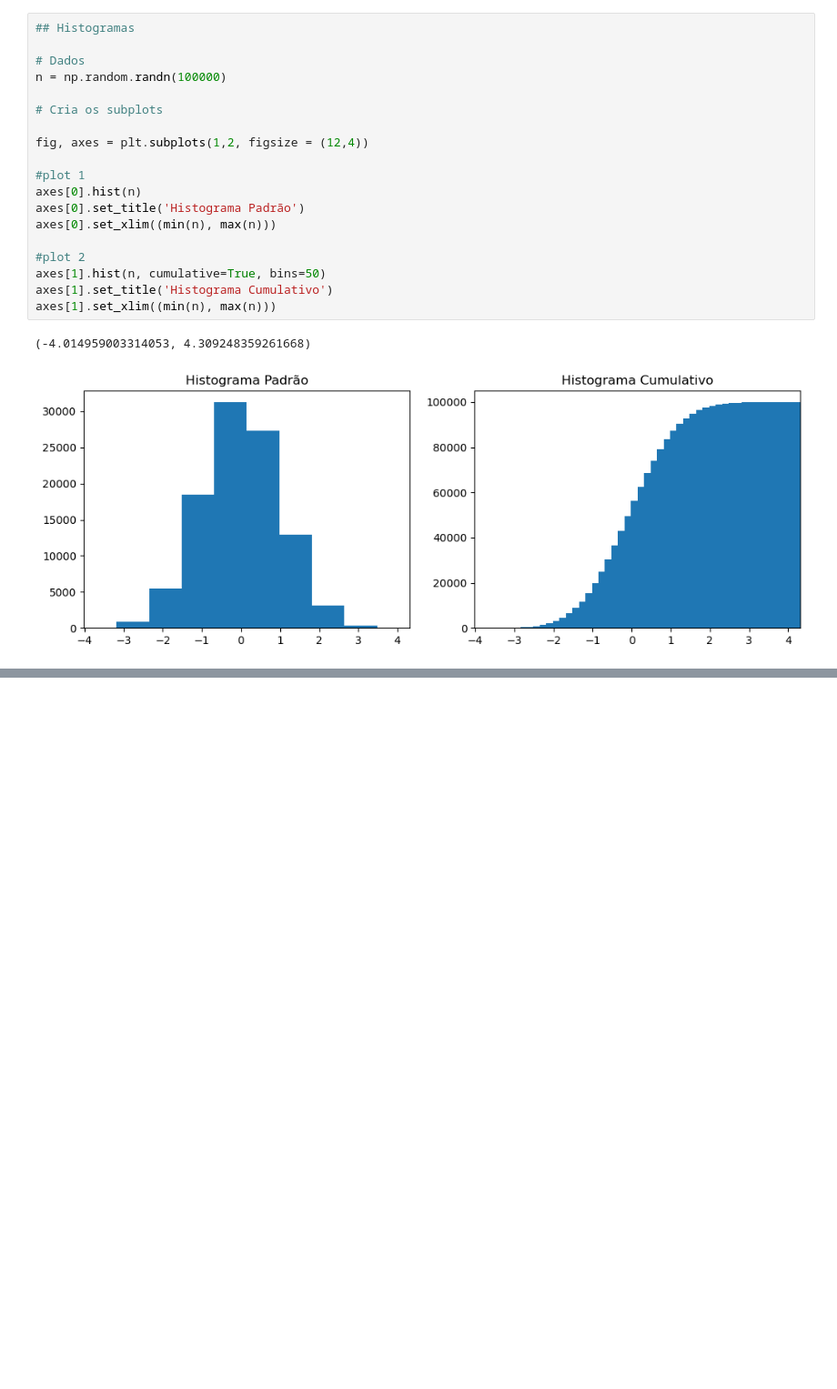
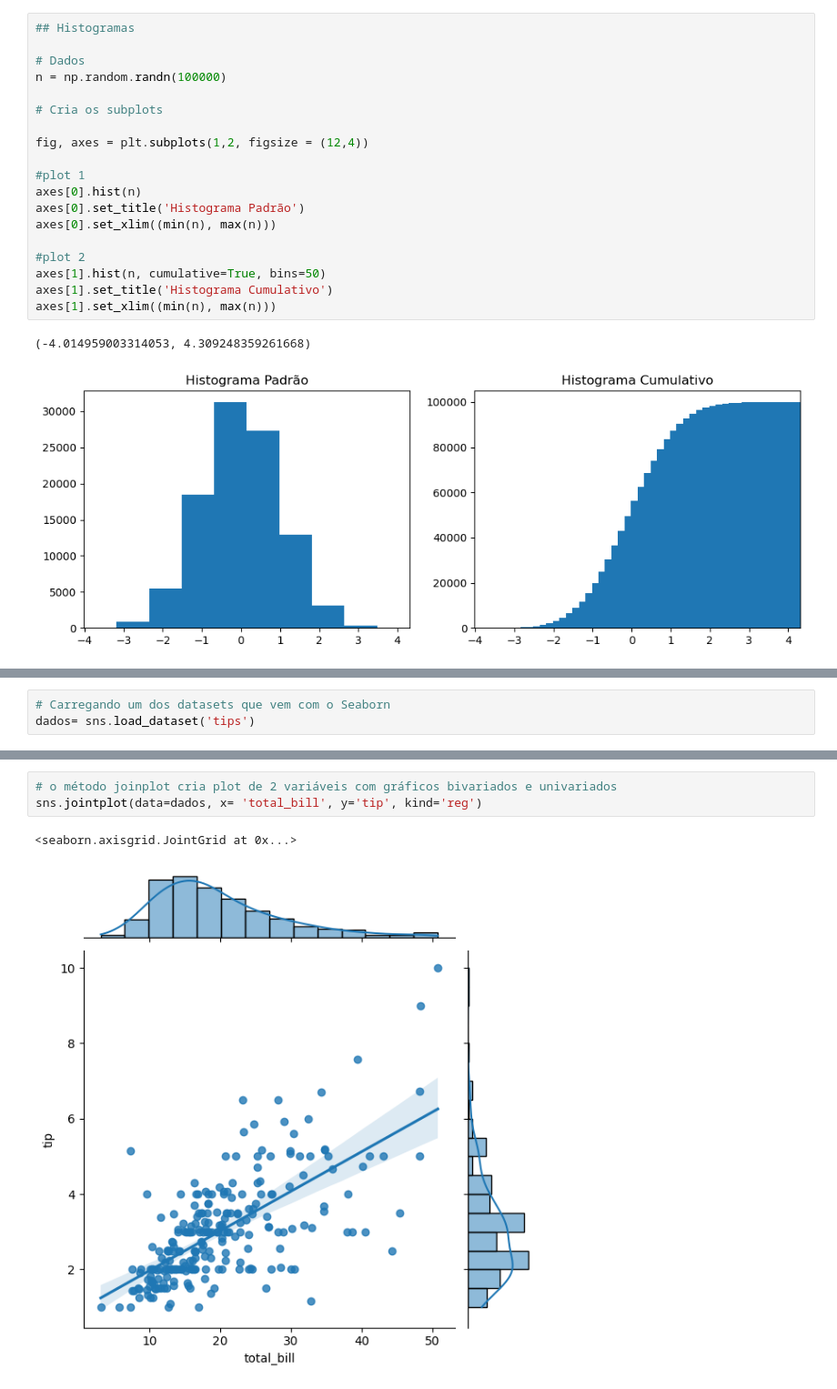
Before and after one commit to 1998-sys/Estudo, a Jupyter notebook: matplotlib.ipynb, the cells around one changed output, grey strips where cells are left out. Shown: that part at 91% size. Cells and saved outputs as stored; diff of their text form; blank space fills up the shorter version.

Commit message:
seaborn

```diff
--- a/matplotlib.ipynb
+++ b/matplotlib.ipynb
@@ -332,0 +351,3 @@ axes[1].set_xlim((min(n), max(n)))
+# %%
+# Carregando um dos datasets que vem com o Seaborn
+dados= sns.load_dataset('tips')
@@ -332,0 +363,6 @@ axes[1].set_xlim((min(n), max(n)))
+# %%
+# o método joinplot cria plot de 2 variáveis com gráficos bivariados e univariados
+sns.jointplot(data=dados, x= 'total_bill', y='tip', kind='reg')
+# %% [output]
+<seaborn.axisgrid.JointGrid at 0x...>
+[figure, added]
```
Also changed, not shown: parts of 18 cells of this notebook.
